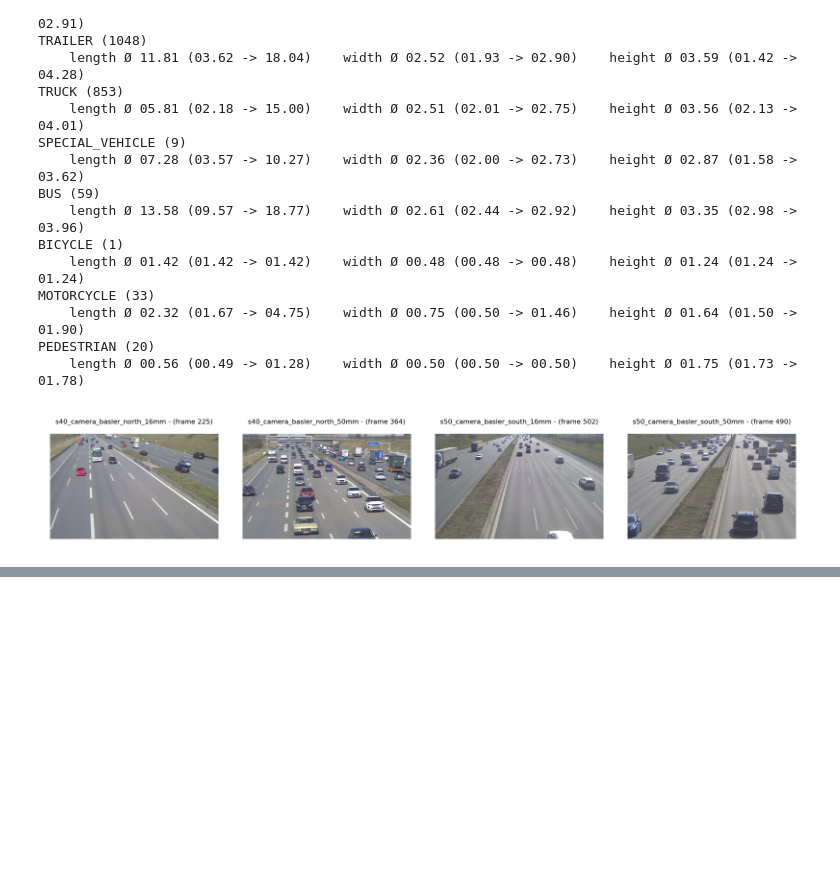
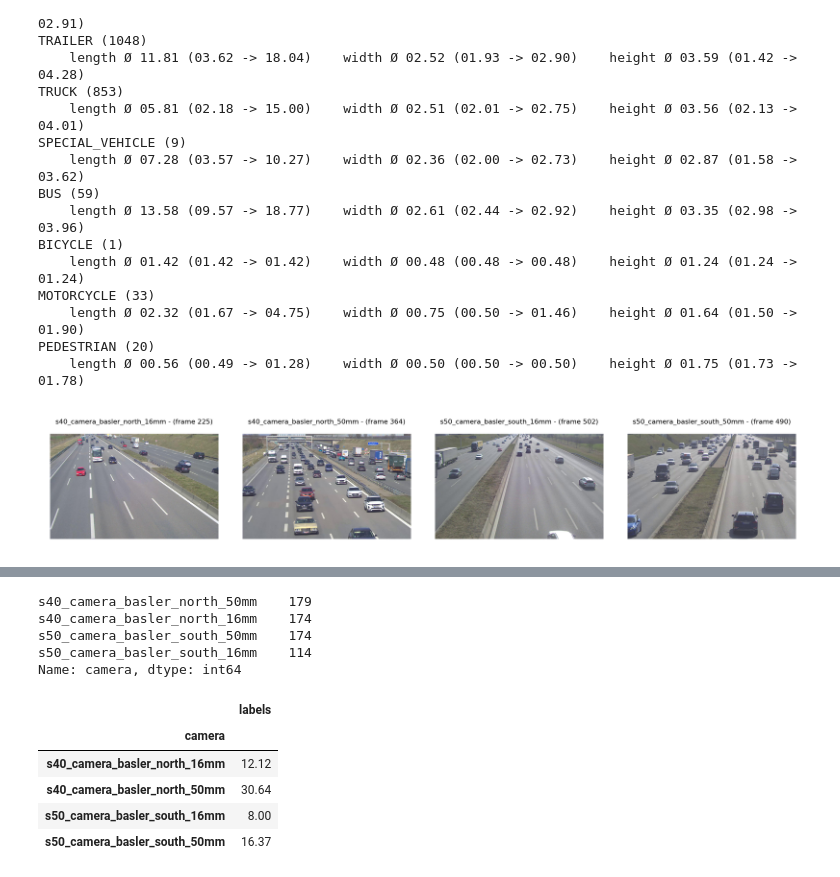
Before and after one commit to leonblumenthal/bachelor_thesis, a Jupyter notebook: notebooks/a9_r0_exploration.ipynb, the cells around one changed output, grey strips where cells are left out. Drawn from its saved outputs; the diff is of its cells as text; code cells hidden in the pictures; blank space fills up the shorter version.

```diff
--- a/notebooks/a9_r0_exploration.ipynb
+++ b/notebooks/a9_r0_exploration.ipynb
@@ -107,0 +121,17 @@ plt.show()
+# %%
+labels_df.groupby('frame').camera.first().value_counts()
+# %% [output]
+s40_camera_basler_north_50mm    179
+s40_camera_basler_north_16mm    174
+s50_camera_basler_south_50mm    174
+s50_camera_basler_south_16mm    114
+Name: camera, dtype: int64
+# %%
+frames_df.groupby('camera').mean().round(2)
+# %% [output]
+|  | labels |
+| camera |  |
+| s40_camera_basler_north_16mm | 12.12 |
+| s40_camera_basler_north_50mm | 30.64 |
+| s50_camera_basler_south_16mm | 8.00 |
+| s50_camera_basler_south_50mm | 16.37 |
```
Also changed, not shown: parts of 1 cell of this notebook.
